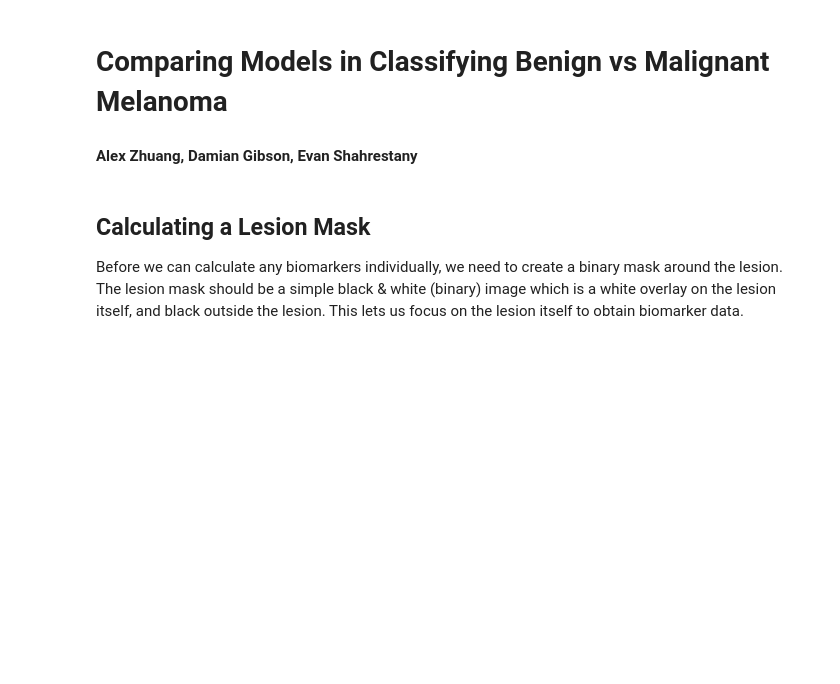
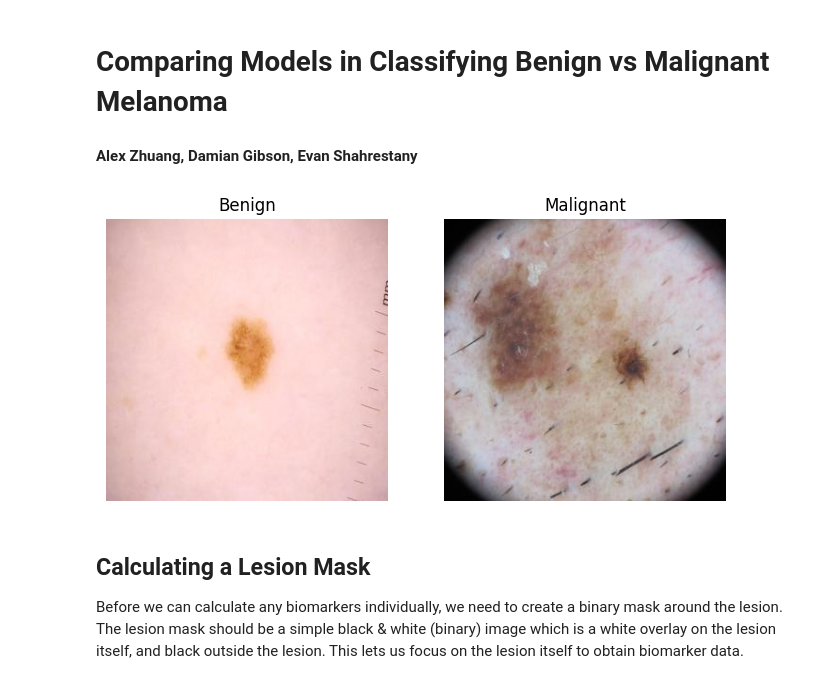
Before and after one commit to eshahrestany/cs184aproj, a Jupyter notebook: project.ipynb, the cells around one changed output. Cells and saved outputs as stored; diff of their text form; code cells hidden in the pictures; blank space fills up the shorter version.

```diff
--- a/project.ipynb
+++ b/project.ipynb
@@ -3,35 +3,36 @@
 
 #### Alex Zhuang, Damian Gibson, Evan Shahrestany
 # %%
-import random
 from matplotlib import pyplot as plt
 import matplotlib.image as mpimg
 import os
 import kagglehub
 
 # Download the dataset from Kaggle
 path = kagglehub.dataset_download("hasnainjaved/melanoma-skin-cancer-dataset-of-10000-images")
 path = os.path.join(path, "melanoma_cancer_dataset")
 
 # show example benign and example malignant melanoma image from dataset
-example_benign = os.path.join(path, f"train/benign/melanoma_{random.randint(0,4999)}.jpg")
-example_malignant = os.path.join(path, f"train/malignant/melanoma_{random.randint(5000,9660)}.jpg")
+example_benign = os.path.join(path, f"train/benign/melanoma_0.jpg")
+example_malignant = os.path.join(path, f"train/malignant/melanoma_5000.jpg")
 
 example_benign = mpimg.imread(example_benign)
 example_malignant = mpimg.imread(example_malignant)
 
 fig, ax = plt.subplots(1, 2, figsize=(8,4))
 
 ax[0].imshow(example_benign)
 ax[1].imshow(example_malignant)
 
 ax[0].set_title("Benign")
 ax[1].set_title("Malignant")
 
 ax[0].axis("off")
 ax[1].axis("off")
 
 plt.show()
+# %% [output]
+[figure, added]
 # %% [markdown]
 ## Calculating a Lesion Mask
 Before we can calculate any biomarkers individually, we need to create a binary mask around the lesion. The lesion mask should be a simple black & white (binary) image which is a white overlay on the lesion itself, and black outside the lesion. This lets us focus on the lesion itself to obtain biomarker data.
```
Also changed, not shown: parts of 3 cells of this notebook, 3 other files.
